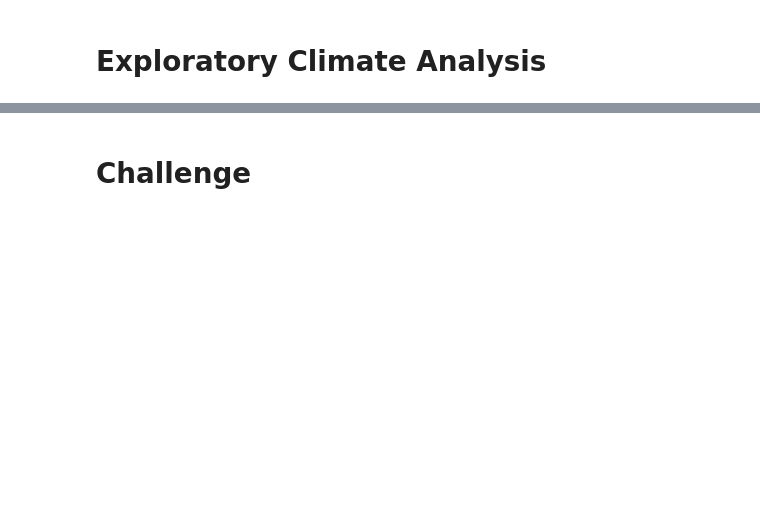
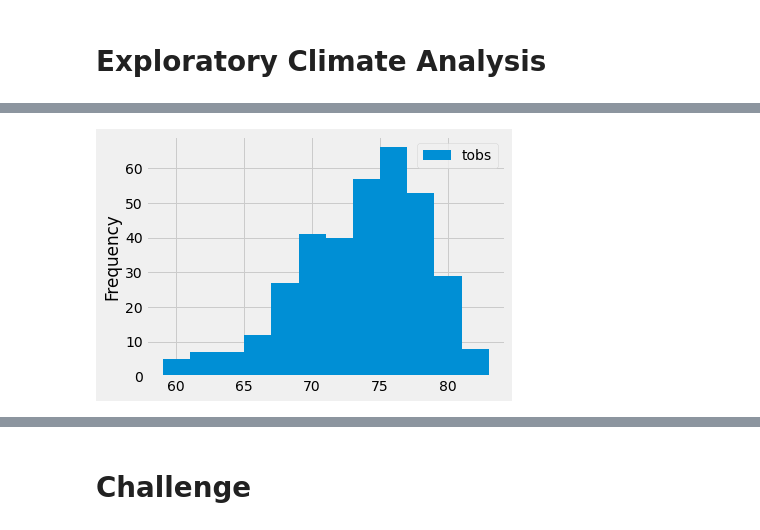
Before and after one commit to EvenXu2022/surfs_up, a Jupyter notebook: climate_analysis.ipynb, the cells around one changed output, grey strips where cells are left out. Cells and saved outputs as stored; diff of their text form; code cells hidden in the pictures; blank space fills up the shorter version.

```diff
--- a/climate_analysis.ipynb
+++ b/climate_analysis.ipynb
@@ -87,12 +120,14 @@ session.query(func.min(Measurement.tobs), func.max(Measurement.tobs),func.avg(Me
 # %%
 # Choose the station with the highest number of temperature observations.
 # Query the last 12 months of temperature observation data for this station and plot the results as a histogram
 results = session.query(Measurement.tobs).\
 filter(Measurement.station =='USC00519281').\
 filter(Measurement.date >=prev_year).all()
 df_station = pd.DataFrame(results,columns = ['tobs'])
-df_station.plot.hist(bins=20)
+df_station.plot.hist(bins=12)
 plt.tight_layout()
+# %% [output]
+[figure, added]
 # %%
 # Write a function called `calc_temps` that will accept start date and end date in the format '%Y-%m-%d'
 # and return the minimum, average, and maximum temperatures for that range of dates
```
Also changed, not shown: parts of 13 cells of this notebook, 2 other files.
